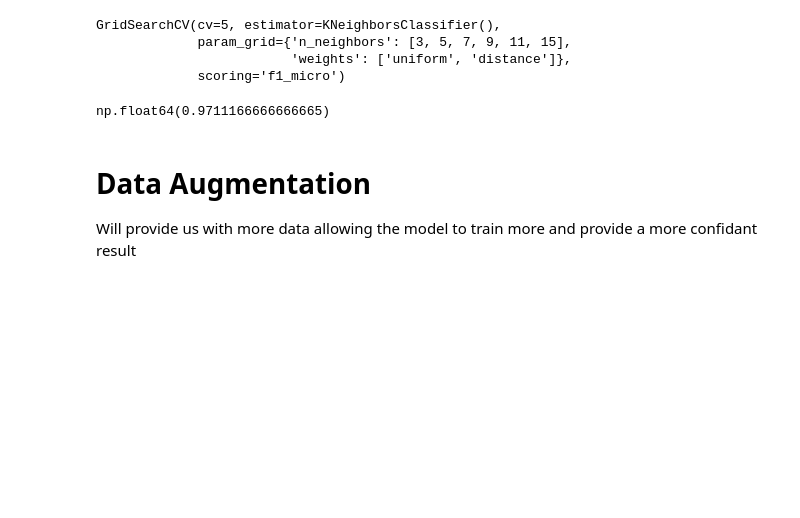
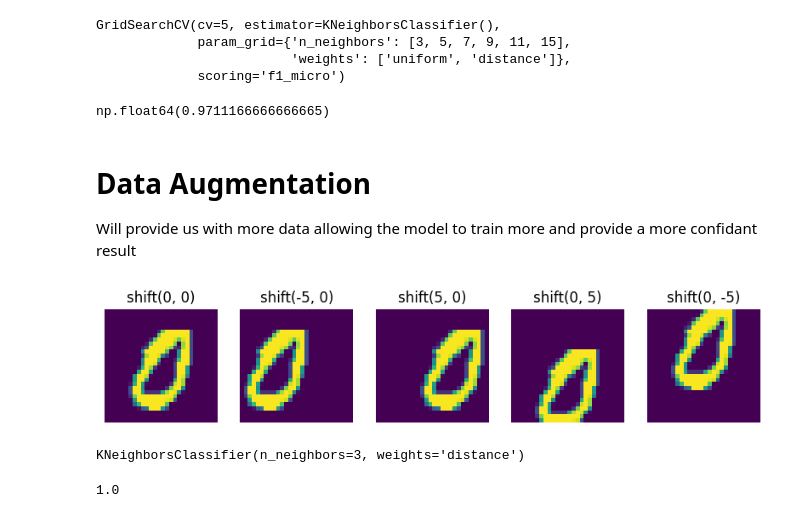
Before and after one commit to kdallash/kaggle_housing_Regression-, a Jupyter notebook: hallo_world_classification/hallo_world_classification.ipynb, the cells around one changed output. Drawn from its saved outputs; the diff is of its cells as text; code cells hidden in the pictures; blank space fills up the shorter version.

```diff
--- a/hallo_world_classification/hallo_world_classification.ipynb
+++ b/hallo_world_classification/hallo_world_classification.ipynb
@@ -100,0 +103,19 @@ Will provide us with more data allowing the model to train more and provide a mo
+# %%
+# def a function to shift the image
+def shift_img(image,dx,dy):
+    image =image.reshape((28,28))
+    shifted_image = shift(image, [dy, dx], cval=0, mode="constant")
+    return shifted_image.reshape([-1])
+# %%
+# make sure the function work
+plt.figure(figsize=(12, 3))
+rand_imag = X[81]
+axis = [(0,0),(-5, 0), (5, 0), (0, 5), (0, -5)] # 5 for visability
+for idx, (dx, dy) in enumerate(axis):
+    plt.subplot(1,6,idx +1)
+    show_number(shift_img(image=rand_imag,dx=dx,dy=dy))
+    plt.title(f"shift{(dx,dy)}")
+    plt.axis("off")
+    plt.gca().set_aspect("equal")
+# %% [output]
+[figure, added]
@@ -100,0 +138,10 @@ Will provide us with more data allowing the model to train more and provide a mo
+# %%
+knn = KNeighborsClassifier(**Grid_Search.best_params_)
+knn.fit(X_train_augmented,y_train_augmented)
+# %% [output]
+KNeighborsClassifier(n_neighbors=3, weights='distance')
+# %%
+from sklearn.metrics import f1_score
+f1_score(y_test, knn.predict(x_test),average="micro")
+# %% [output]
+1.0
```
Also changed, not shown: parts of 3 cells of this notebook, 12 other files.
